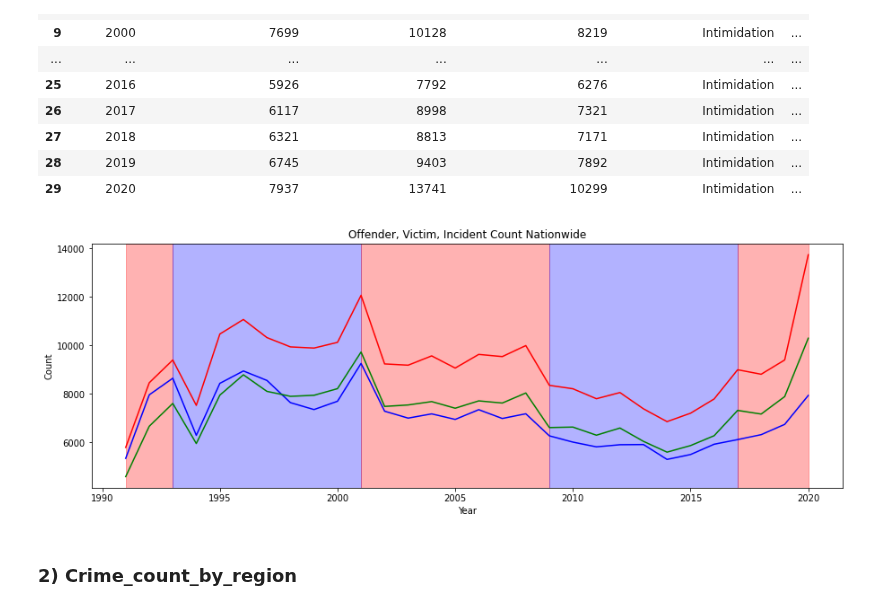
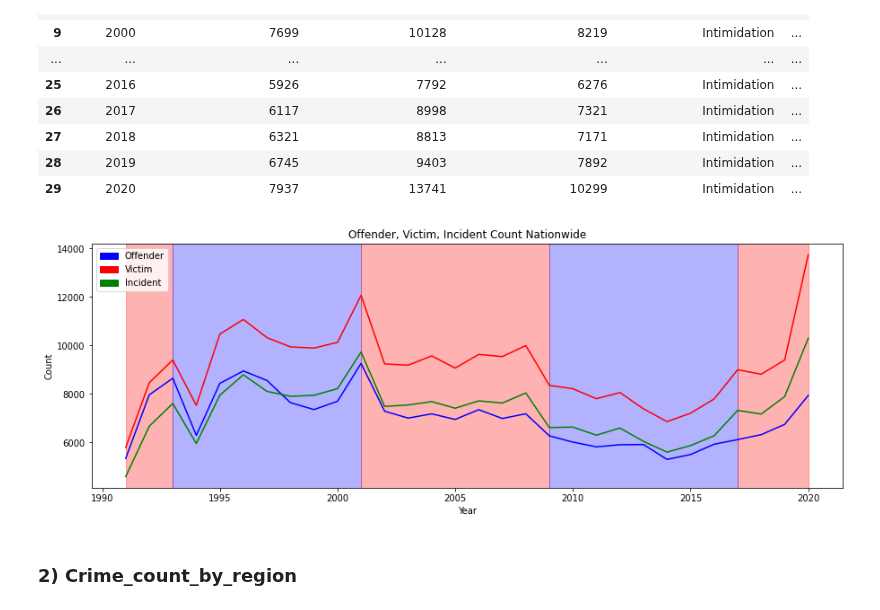
Before and after one commit to CEsperance/Final_Project, a Jupyter notebook: Queries and Graphs.ipynb, the cells around one changed output. Drawn from its saved outputs; the diff is of its cells as text; code cells hidden in the pictures.

```diff
--- a/Queries and Graphs.ipynb
+++ b/Queries and Graphs.ipynb
@@ -1138,30 +1090,37 @@ display(yearly_hate_crime)
 # %%
 fig, ax = plt.subplots()
 
 #fig.figure(figsize=(20,20))
 
 #plt.figure(figsize=(10,10))
 
 fig.set_figheight(5)
 fig.set_figwidth(15)
 
 plt.plot(yearly_hate_crime['datayear'],yearly_hate_crime['yearly_offender_count'], color='blue')
 plt.plot(yearly_hate_crime['datayear'],yearly_hate_crime['yearly_victim_count'], color='red')
 plt.plot(yearly_hate_crime['datayear'],yearly_hate_crime['yearly_incident_count'], color='green')
 
 ax.axvspan(1991, 1993, alpha=0.3, color='red')
 ax.axvspan(1993, 2001, alpha=0.3, color='blue')
 ax.axvspan(2001, 2009, alpha=0.3, color='red')
 ax.axvspan(2009, 2017, alpha=0.3, color='blue')
 ax.axvspan(2017, 2020, alpha=0.3, color='red')
 
 plt.title('Offender, Victim, Incident Count Nationwide')
 plt.xlabel('Year')
 plt.ylabel('Count')
 
+red_patch = mpatches.Patch(color='red', label='Victim')
+blue_patch = mpatches.Patch(color='blue', label='Offender')
+green_patch = mpatches.Patch(color='green', label='Incident')
+
+
+plt.legend(handles=[blue_patch, red_patch, green_patch])
+
 plt.show()
 # %% [output]
-[figure, old version]
+[figure, new version]
 # %% [markdown]
 ### 2) Crime_count_by_region
 # %%
```
Also changed, not shown: parts of 20 cells of this notebook, 1 other file.
